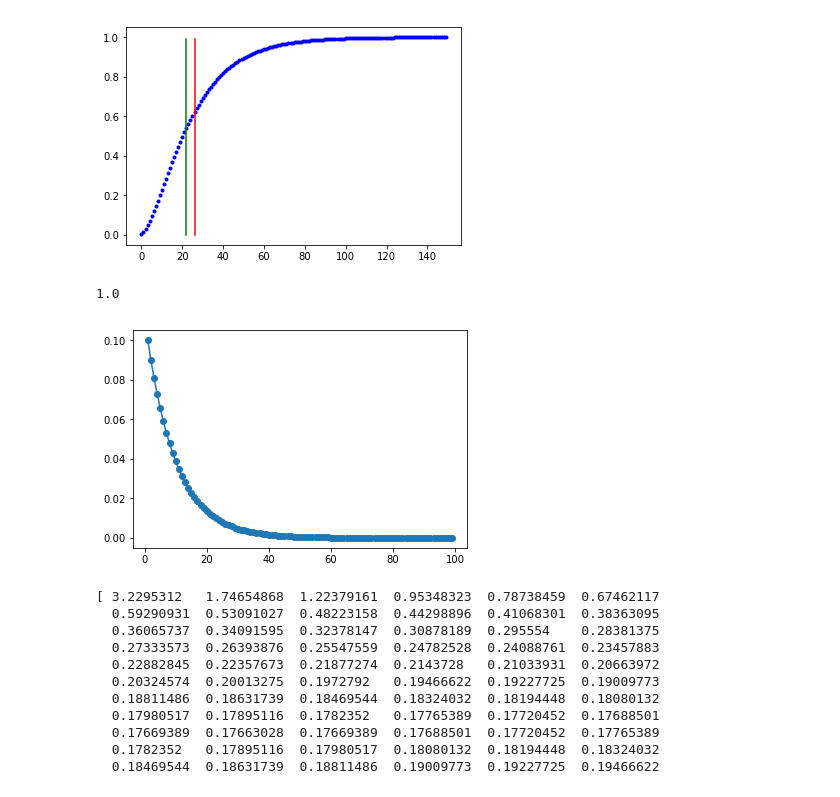
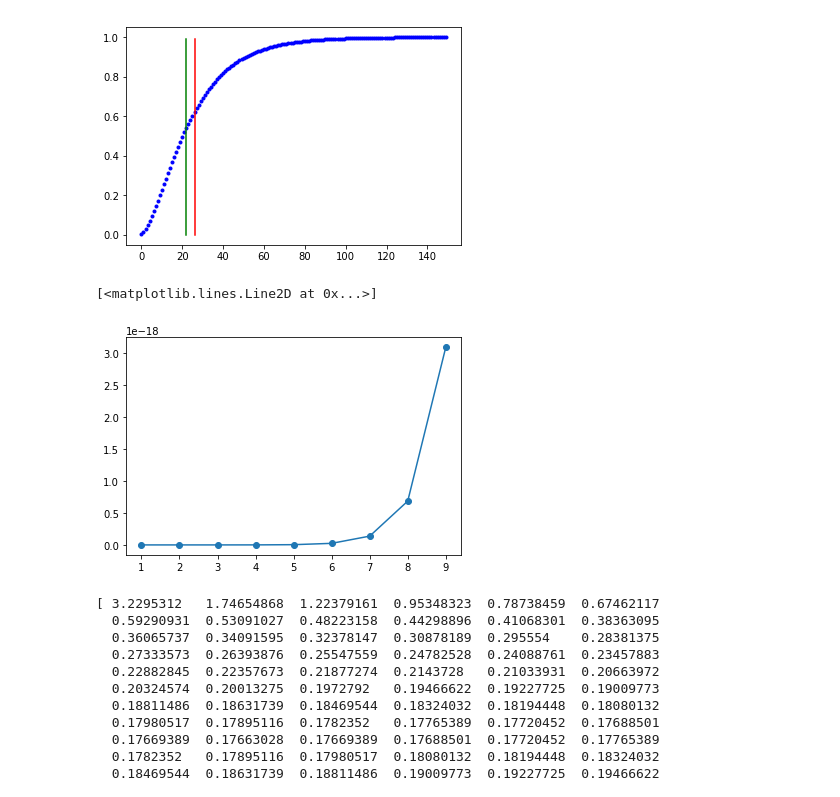
Before and after one commit to toologicbv/meta_learner, a Jupyter notebook: pytorch_expers.ipynb, the cells around one changed output. Saved outputs shown, nothing was run; the diff lists cells and outputs as text; code cells hidden in the pictures.

```diff
--- a/pytorch_expers.ipynb
+++ b/pytorch_expers.ipynb
@@ -266,15 +266,14 @@ Sum of probs 1.00
 Median 22.0
 [figure]
 # %%
-x = np.arange(1,100)
-# probs = stats.nbinom.pmf(x, 4, p=0.1)
-probs = stats.geom.pmf(x, p=0.1)
-trunc_probs = 1./np.sum(probs) * probs
-plt.plot(x, trunc_probs, 'o-')
-print(np.sum(trunc_probs))
+x = np.arange(1,10)
+probs = stats.nbinom.pmf(x, 50, p=0.3)
+# probs = stats.geom.pmf(x, p=0.1)
+# trunc_probs = 1./np.sum(probs) * probs
+plt.plot(x, probs, 'o-')
 # %% [output]
-1.0
+[<matplotlib.lines.Line2D at 0x...>]
-[figure, old version]
+[figure, new version]
 # %%
 x = np.arange(0.01, 1, 0.01)
 probs = stats.beta.pdf(x, a=0.1, b=0.1)
```
Also changed, not shown: 9 other files.
